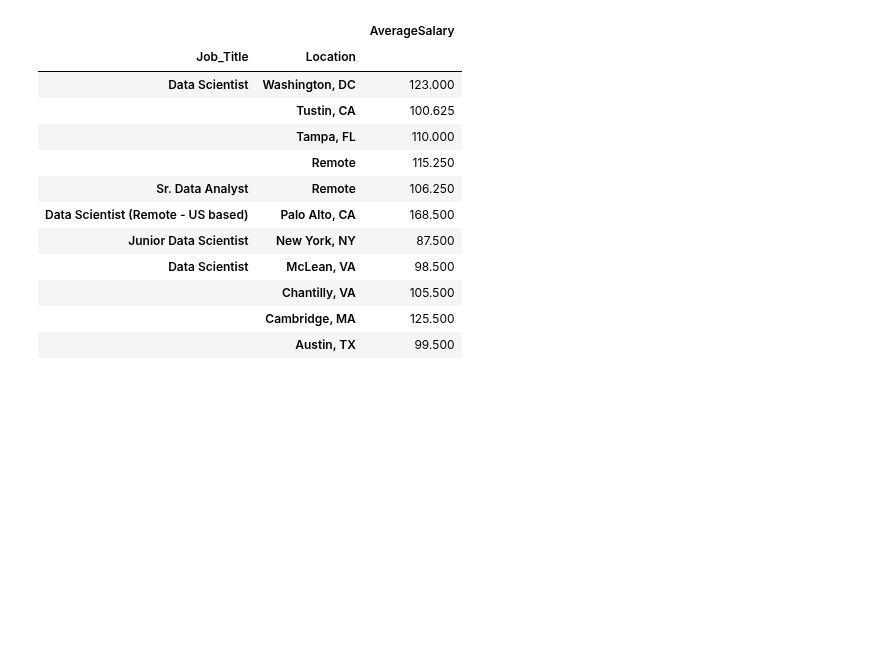
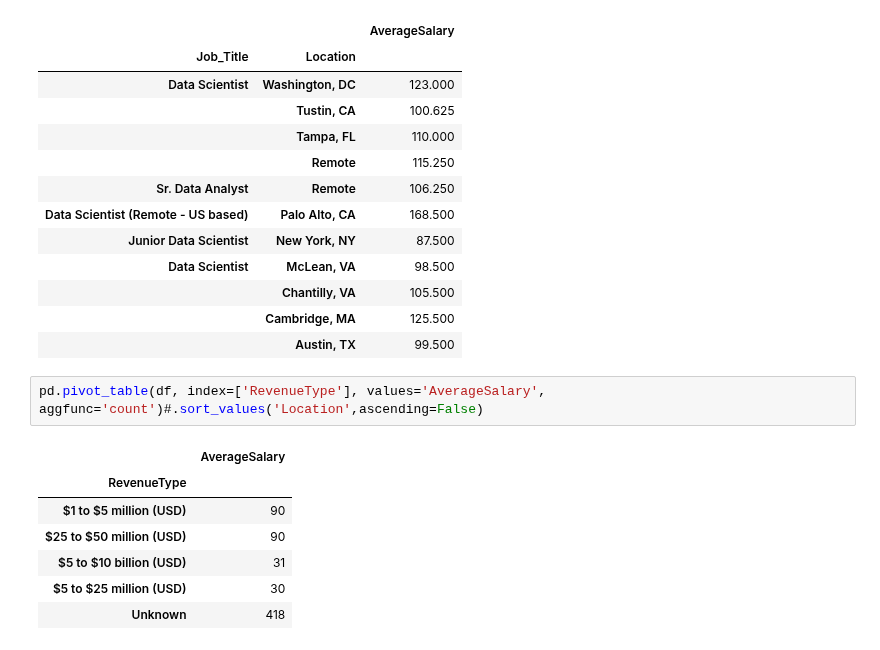
Before and after one commit to mosemb/DSalary, a Jupyter notebook: Eda.ipynb, the cells around one changed output. Saved outputs shown, nothing was run; the diff lists cells and outputs as text; blank space fills up the shorter version.

```diff
--- a/Eda.ipynb
+++ b/Eda.ipynb
@@ -453,3 +453,13 @@ pd.pivot_table(df, index=['Job_Title','Location'], values='AverageSalary').sort_
 |  | Chantilly, VA | 105.500 |
 |  | Cambridge, MA | 125.500 |
 |  | Austin, TX | 99.500 |
+# %%
+pd.pivot_table(df, index=['RevenueType'], values='AverageSalary', aggfunc='count')#.sort_values('Location',ascending=False)
+# %% [output]
+|  | AverageSalary |
+| RevenueType |  |
+| $1 to $5 million (USD) | 90 |
+| $25 to $50 million (USD) | 90 |
+| $5 to $10 billion (USD) | 31 |
+| $5 to $25 million (USD) | 30 |
+| Unknown | 418 |
```
Also changed, not shown: parts of 3 cells of this notebook.
